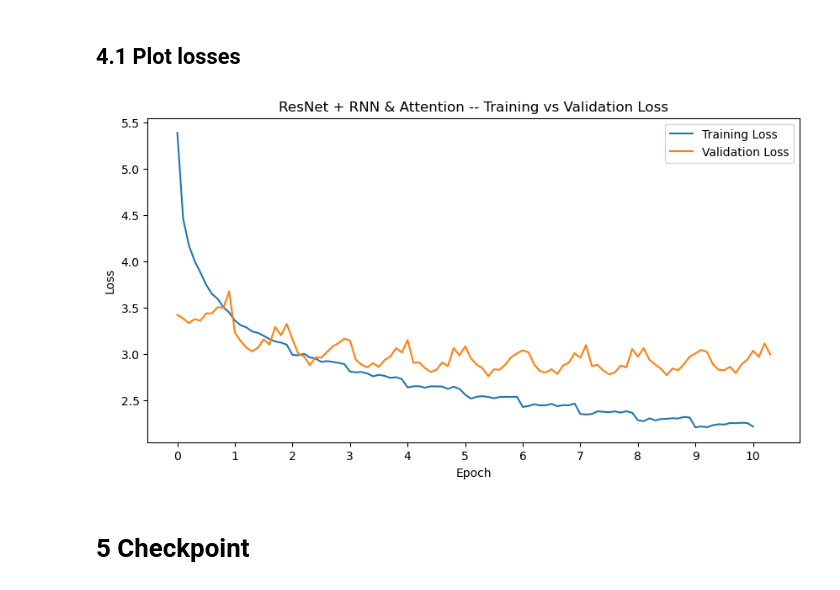
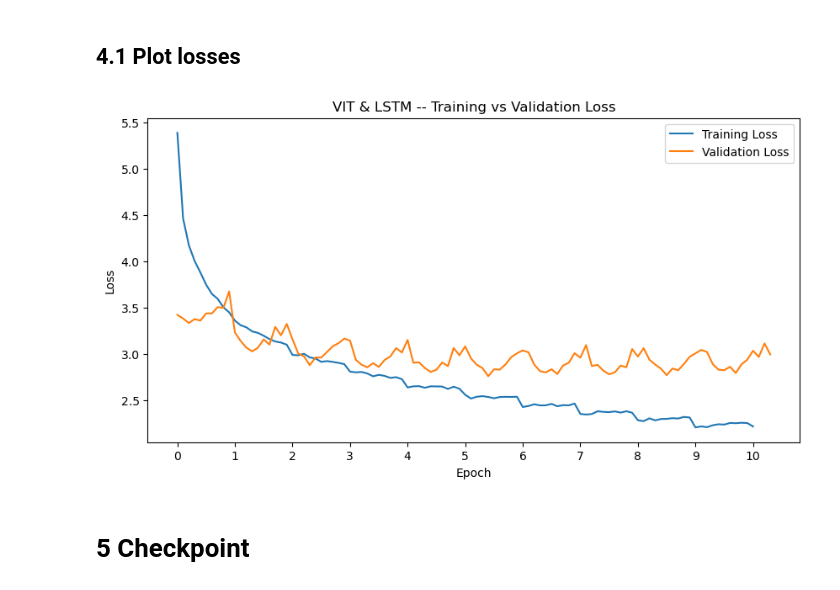
Before and after one commit to Tiazzo/image-captioning, a Jupyter notebook: models_capt/vit_rnn.ipynb, the cells around one changed output. Cells and saved outputs as stored; diff of their text form; code cells hidden in the pictures.

```diff
--- a/models_capt/vit_rnn.ipynb
+++ b/models_capt/vit_rnn.ipynb
@@ -452,23 +416,23 @@ Caption idx 16262: gondola elderly man walking down a street .
 # %%
 def mean(l): return sum(l)/len(l)
 
 lt = len(train_losses)
 lv = len(val_losses)
 step = 100
 t_l = [mean(train_losses[i:min(i+lt//step, lt)]) for i in range(0, lt, lt//step)]
 v_l = [mean(val_losses[i:min(i+lv//step, lv)]) for i in range(0, lv, lv//step)]
 plt.figure(figsize=(10,5))
 plt.plot(t_l, label='Training Loss')
 plt.plot(v_l, label='Validation Loss')
-plt.title('ResNet + RNN & Attention -- Training vs Validation Loss')
+plt.title('VIT & LSTM -- Training vs Validation Loss')
 plt.xlabel('Epoch')
 plt.ylabel('Loss')
 plt.xticks(ticks=range(0, len(t_l), 10), labels=range(0, 11))
 plt.legend()
 plt.show()
 # plt.savefig('../img/vit_rnn.pdf', format='pdf')
 # %% [output]
-[figure, old version]
+[figure, new version]
 # %% [markdown]
 # 5 Checkpoint
 # %%
```
Also changed, not shown: parts of 11 cells of this notebook, 7 other files.
